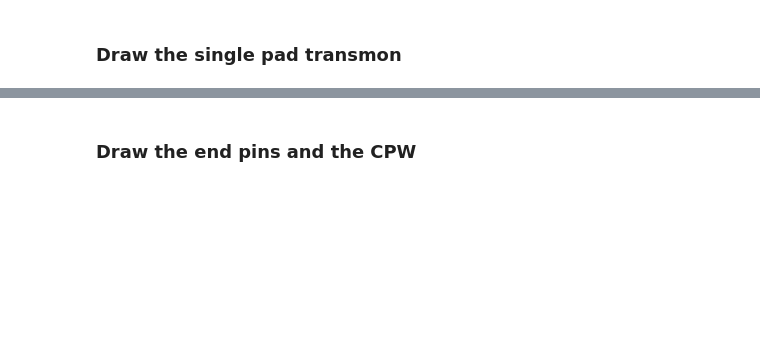
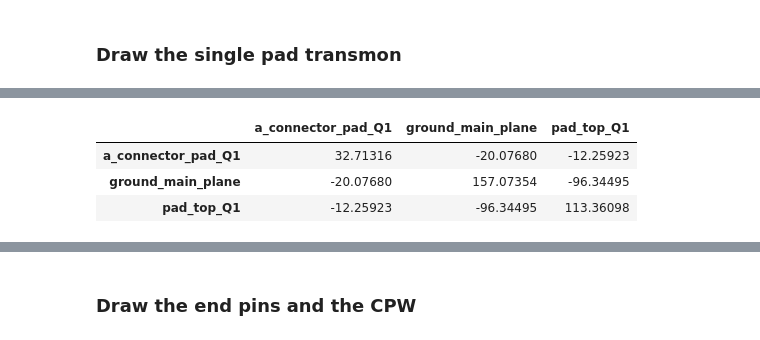
Before and after one commit to Wendywanw/Wendy-qiskit-code, a Jupyter notebook: Single_pocket_simulation.ipynb, the cells around one changed output, grey strips where cells are left out. Saved outputs shown, nothing was run; the diff lists cells and outputs as text; code cells hidden in the pictures; blank space fills up the shorter version.

```diff
--- a/Single_pocket_simulation.ipynb
+++ b/Single_pocket_simulation.ipynb
@@ -38,3 +54,15 @@ design.variables['cpw_gap'] = '9 um'
+# %%
+design = designs.DesignPlanar({}, True)
+design.chips.main.size['size_x'] = '20 mm'
+design.chips.main.size['size_y'] = '10 mm'
+
+design.variables['cpw_width'] = '15 um'
+design.variables['cpw_gap'] = '9 um'
+
+design.variables['trace_width'] = '10 um'
+design.variables['trace_gap'] = '7 um'
+
+gui = MetalGUI(design)
 # %% [markdown]
 ### Draw the single pad transmon
 # %%
@@ -70,0 +103,14 @@ gui.zoom_on_components(['Q1'])
+# %%
+c1 = LOManalysis(design, "q3d")
+c1.sim.setup.min_passes  = 10
+c1.sim.setup.max_passes = 30
+
+c1.sim.run(components=['Q1'], open_terminations=[('Q1', 'a')])#, ('Q1', 'bus1'), ('Q1', 'bus2')])
+c1.sim.capacitance_matrix
+
+c1.sim._get_results_from_renderer()
+c_mat = c1.sim.capacitance_matrix
+
+    # print(c_mat)
+
+    # return(c_mat, design, q1)
@@ -70,0 +135,7 @@ gui.zoom_on_components(['Q1'])
+# %%
+c_mat
+# %% [output]
+|  | a_connector_pad_Q1 | ground_main_plane | pad_top_Q1 |
+| a_connector_pad_Q1 | 32.71316 | -20.07680 | -12.25923 |
+| ground_main_plane | -20.07680 | 157.07354 | -96.34495 |
+| pad_top_Q1 | -12.25923 | -96.34495 | 113.36098 |
```
Also changed, not shown: parts of 79 cells of this notebook, 6 other files.
